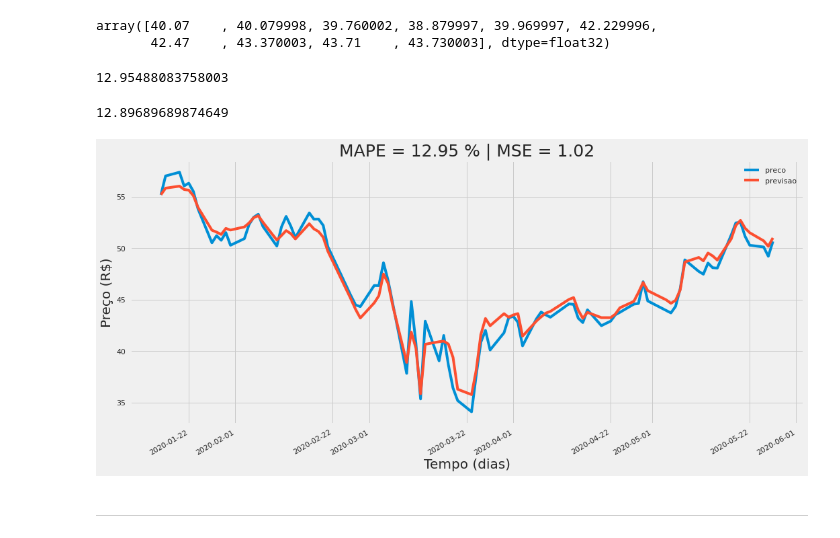
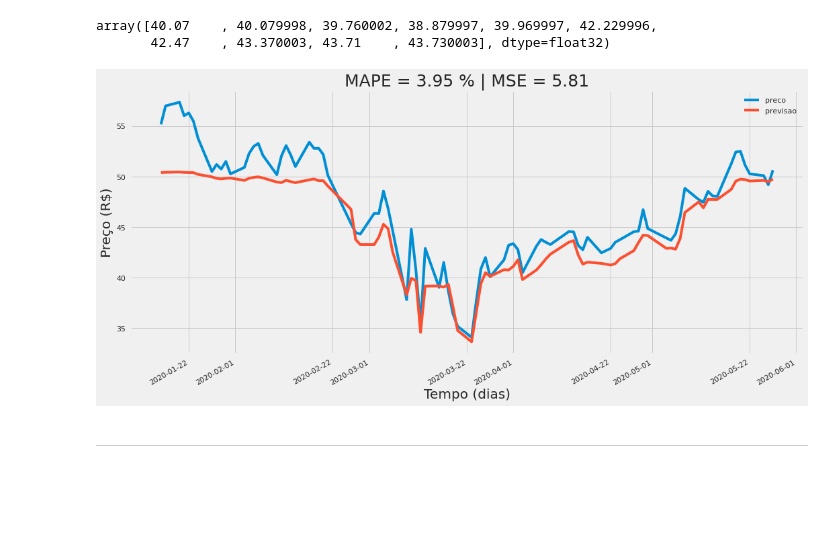
Before and after one commit to brunocampos01/forecast-of-time-series-with-stock-data, a Jupyter notebook: notebooks/02.03-deep_learning.ipynb, the cells around one changed output. Drawn from its saved outputs; the diff is of its cells as text; code cells hidden in the pictures; blank space fills up the shorter version.

```diff
--- a/notebooks/02.03-deep_learning.ipynb
+++ b/notebooks/02.03-deep_learning.ipynb
@@ -228,7 +221,9 @@ def show_result_model(df_train, df_test, y_forecast, model_name):
     future_forecast = pd.DataFrame(y_forecast,
                                    index=df_test.index,
                                    columns=['previsao'])
-    mape = mean_absolute_percentage_error(df_test, y_forecast)
+    #mape = mean_absolute_percentage_error(df_test, y_forecast)
+    mape = mean_absolute_percentage_error(df_test, y_forecast)*100
+
     mse = mean_squared_error(df_test, y_forecast, squared=True)
     dict_results[model_name] = [mape, mse]
 
@@ -279,7 +274,7 @@ model_lstm
 #### Input Layer
 # %%
 #Adding the first LSTM layer and some Dropout regularisation
-model_lstm.add(LSTM(units=50,
+model_lstm.add(LSTM(units=len(df_train.columns),
                     return_sequences=True,
                     input_shape=(X_train.shape[1], X_train.shape[2])))
 model_lstm.add(Dropout(0.2))
@@ -287,15 +282,15 @@ model_lstm.add(Dropout(0.2))
 #### Hidden Layers
 # %%
 # Adding a second LSTM layer and some Dropout regularisation
-model_lstm.add(LSTM(units=50, return_sequences=True))
+model_lstm.add(LSTM(units=10, return_sequences=True))
 model_lstm.add(Dropout(0.2))
 
 # Adding a third LSTM layer and some Dropout regularisation
-model_lstm.add(LSTM(units=50, return_sequences=True))
+model_lstm.add(LSTM(units=10, return_sequences=True))
 model_lstm.add(Dropout(0.2))
 
 # Adding a fourth LSTM layer and some Dropout regularisation
-model_lstm.add(LSTM(units=50))
+model_lstm.add(LSTM(units=10))
 model_lstm.add(Dropout(0.2))
 # %% [markdown]
 #### Output Layer
@@ -343,7 +338,7 @@ history = model_lstm.fit(X_train,
                epochs=1000,
                batch_size=30,
                shuffle=False,
-               validation_split=0.10,
+               validation_split=0.30,
                verbose=0)
 history
 # %% [output]
@@ -396,21 +393,13 @@ y_train[:10]
 # %% [output]
 array([40.07    , 40.079998, 39.760002, 38.879997, 39.969997, 42.229996,
        42.47    , 43.370003, 43.71    , 43.730003], dtype=float32)
-# %%
-mean_absolute_percentage_error(df_test['preco'][:90],y_pred)
-# %% [output]
-12.95488083758003
-# %%
-mean_absolute_percentage_error(y_test, y_pred)
-# %% [output]
-12.89689689874649
 # %%
 show_result_model(df_train=df_test['preco'][:90],
                   df_test=df_test['preco'][:90],
-                  y_forecast=y_pred,
+                  y_forecast=y_pred[:90],
                   model_name='model_lstm')
 # %% [output]
-[figure, old version]
+[figure, new version]
 # %% [markdown]
 ---
 # %% [markdown]
```
Also changed, not shown: parts of 12 cells of this notebook, 5 other files.
